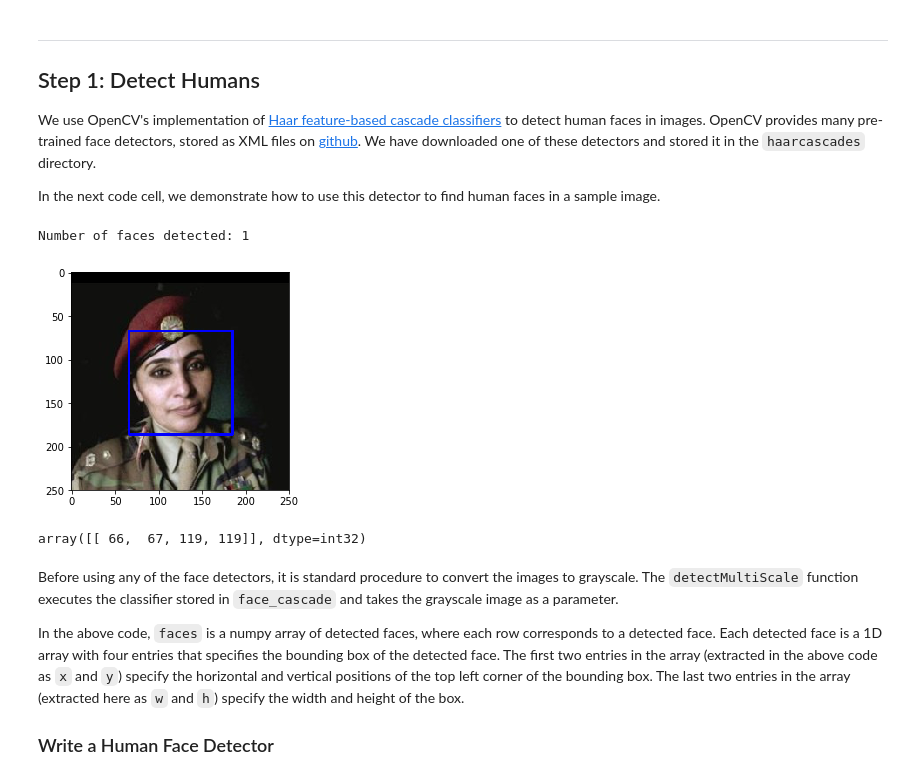
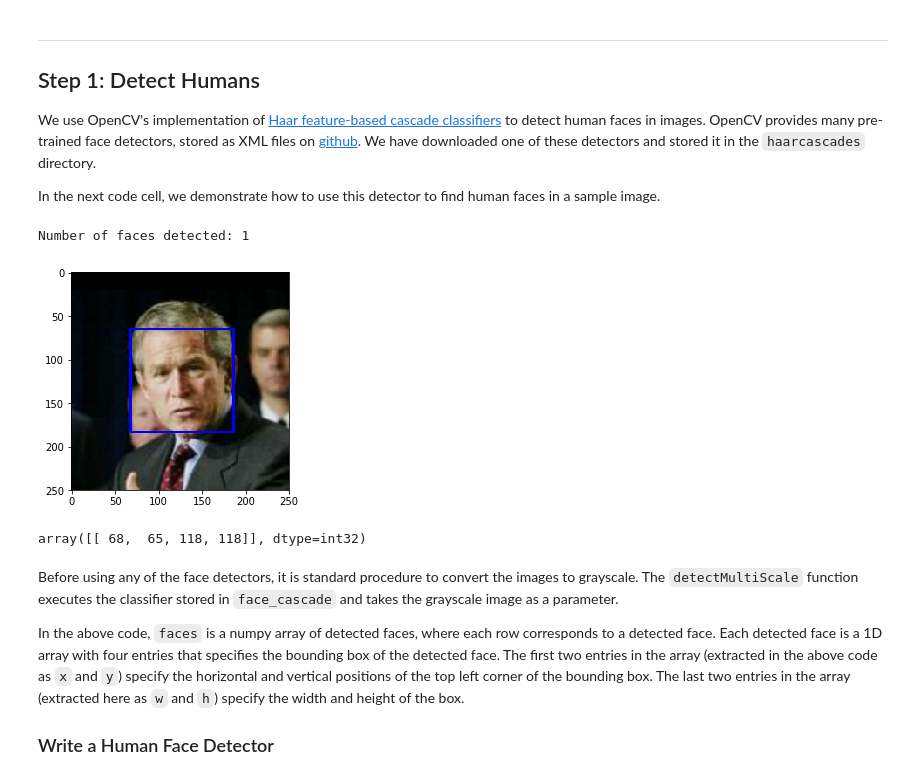
Before and after one commit to junfang219/Convolutional_Neural_Networks_Dog_Identification_App, a Jupyter notebook: dog_app.ipynb, the cells around one changed output. Saved outputs shown, nothing was run; the diff lists cells and outputs as text; code cells hidden in the pictures.

```diff
--- a/dog_app.ipynb
+++ b/dog_app.ipynb
@@ -118,39 +161,39 @@ In the next code cell, we demonstrate how to use this detector to find human fac
 import cv2
 import matplotlib.pyplot as plt
 %matplotlib inline
 
 # extract pre-trained face detector
 face_cascade = cv2.CascadeClassifier('haarcascades/haarcascade_frontalface_alt.xml')
 
 # load color (BGR) image
-img = cv2.imread(human_files[3])
+img = cv2.imread(human_files[4])
 # convert BGR image to grayscale
 gray = cv2.cvtColor(img, cv2.COLOR_BGR2GRAY)
 
 # find faces in image
 faces = face_cascade.detectMultiScale(gray)
 
 # print number of faces detected in the image
 print('Number of faces detected:', len(faces))
 
 # get bounding box for each detected face
 for (x,y,w,h) in faces:
     # add bounding box to color image
     cv2.rectangle(img,(x,y),(x+w,y+h),(255,0,0),2)
 
 # convert BGR image to RGB for plotting
 cv_rgb = cv2.cvtColor(img, cv2.COLOR_BGR2RGB)
 
 # display the image, along with bounding box
 plt.imshow(cv_rgb)
 plt.show()
 # %% [output]
 Number of faces detected: 1
-[figure, old version]
+[figure, new version]
 # %%
 faces
 # %% [output]
-array([[ 66,  67, 119, 119]], dtype=int32)
+array([[ 68,  65, 118, 118]], dtype=int32)
 # %% [markdown]
 Before using any of the face detectors, it is standard procedure to convert the images to grayscale.  The `detectMultiScale` function executes the classifier stored in `face_cascade` and takes the grayscale image as a parameter.
 
```
Also changed, not shown: parts of 14 cells of this notebook, 1 other file.
